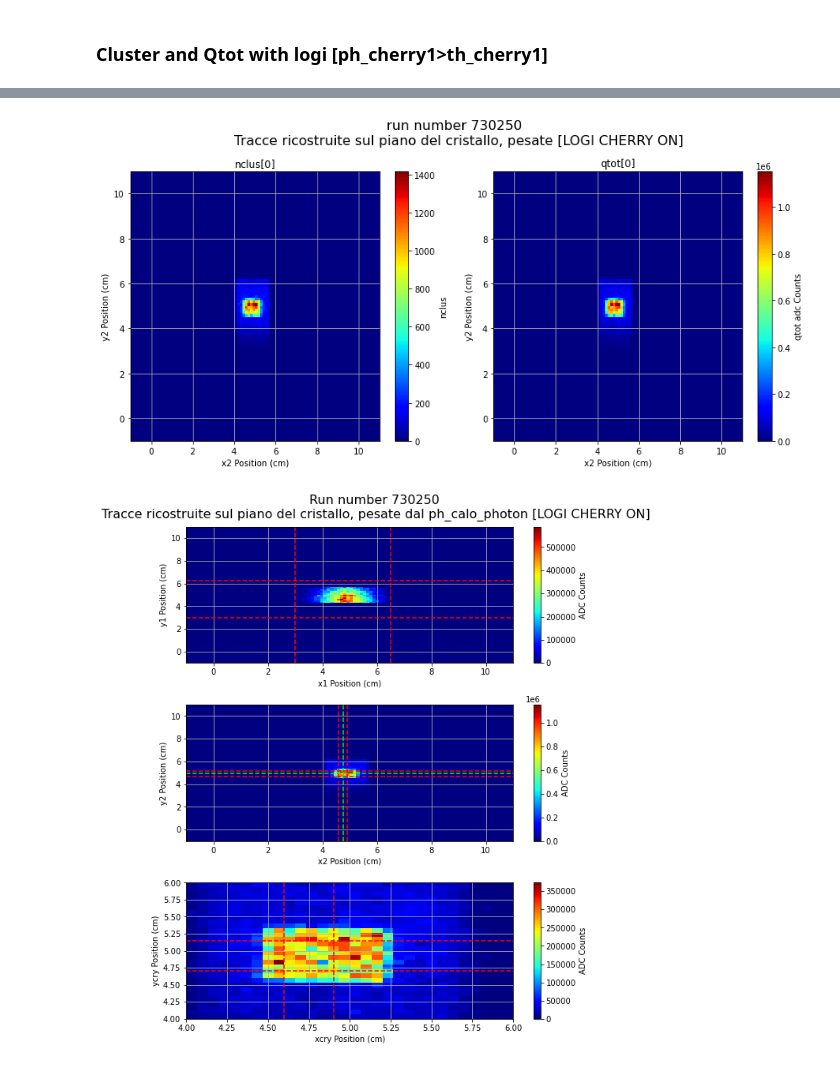
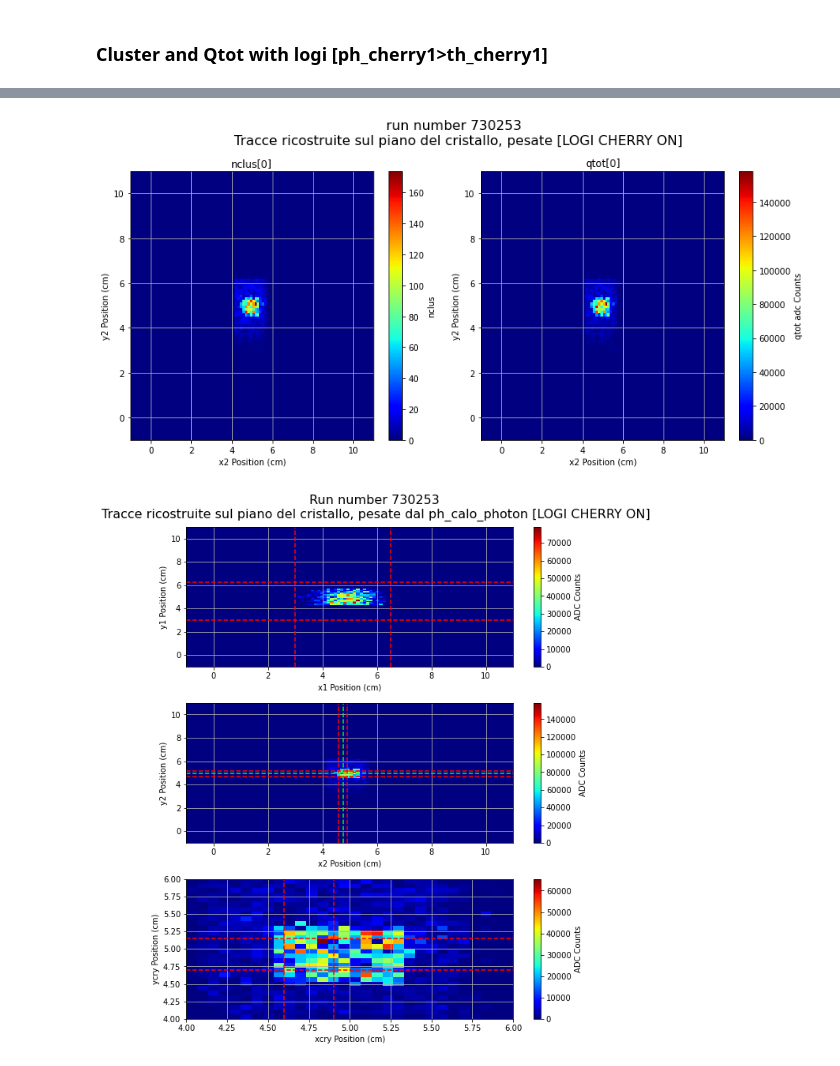
Before and after one commit to Ncanale/eplusBOOST_2025_T9, a Jupyter notebook: OM/check_signal_epBOOST.ipynb, the cells around one changed output, grey strips where cells are left out. Cells and saved outputs as stored; diff of their text form; code cells hidden in the pictures.

```diff
--- a/OM/check_signal_epBOOST.ipynb
+++ b/OM/check_signal_epBOOST.ipynb
@@ -118,7 +118,7 @@ ph_cherry1 = ph[:,0]
 theta_crit = 100000000000
 if run_number in [730224,730245,730247]: ## add 6GeV runs
     theta_crit = np.sqrt((2*887/(6*1e9))) ##rad
-if run_number in [730250]: ## add 2.866GeV runs
+if run_number in [730250,730251,730253]: ## add 2.866GeV runs
     theta_crit = np.sqrt((2*887/(2.86*1e9))) ##rad
 
 CutTheta = True
@@ -355,7 +355,7 @@ plt.colorbar(hh_qtot[3], ax=ax[1], label='qtot adc Counts')
 plt.tight_layout()
 plt.show()
 # %% [output]
-[figure, old version]
+[figure, new version]
 # %%
 # Definizione tagli per ogni run
 cuts = {}
@@ -364,7 +364,8 @@ if run_number in [730245, 730224, 730247]:
         730245: {'x_cry_cut': [4.7, 5.2], 'y_cry_cut': [4.65, 5.15]},
         730224: {'x_cry_cut': [4.7, 5.2], 'y_cry_cut': [4.65, 5.15]},
         730247: {'x_cry_cut': [4.6, 5.1], 'y_cry_cut': [4.7, 5.2]},
-        730250: {'x_cry_cut': [4.6, 5.1], 'y_cry_cut': [4.7, 5.2]}
+        730250: {'x_cry_cut': [4.6, 5.1], 'y_cry_cut': [4.7, 5.2]},
+        730253: {'x_cry_cut': [4.7, 5.2], 'y_cry_cut': [4.65, 5.15]}
     }
 else:
     cuts[run_number] = {'x_cry_cut': [4.6, 4.9], 'y_cry_cut': [4.7, 5.15]}
@@ -394,34 +395,34 @@ plt.colorbar(hh_x[3], ax=ax[0], label='ADC Counts')
 hh_x = ax[1].hist2d(x2[(ph_cherry1 > th_cherry1) & (((theta_x_in)**2 + (theta_y_in)**2)<theta_cut)], y2[(ph_cherry1 > th_cherry1) & (((theta_x_in)**2 + (theta_y_in)**2)<theta_cut)],
                     range=((-1, 11), (-1, 11)),
                     weights=qtot[:, 0][(ph_cherry1 > th_cherry1) & (((theta_x_in)**2 + (theta_y_in)**2)<theta_cut)], **opts_2d)
 ax[1].set_xlabel('x2 Position (cm)')
 ax[1].set_ylabel('y2 Position (cm)')
 ax[1].grid()
 ax[1].axvline(x=x_cry_cut[0], color='red', linestyle='--')
 ax[1].axvline(x=(x_cry_cut[0] + x_cry_cut[1]) / 2, color='lime', linestyle='--')
 ax[1].axvline(x=x_cry_cut[1], color='red', linestyle='--')
 ax[1].axhline(y=y_cry_cut[0], color='red', linestyle='--')
 ax[1].axhline(y=(y_cry_cut[0] + y_cry_cut[1]) / 2, color='lime', linestyle='--')
 ax[1].axhline(y=y_cry_cut[1], color='red', linestyle='--')
 plt.colorbar(hh_x[3], ax=ax[1], label='ADC Counts')
 
 # Cristallo
 hh_x = ax[2].hist2d(xcry[(ph_cherry1 > th_cherry1) & (((theta_x_in)**2 + (theta_y_in)**2)<theta_cut)], ycry[(ph_cherry1 > th_cherry1) & (((theta_x_in)**2 + (theta_y_in)**2)<theta_cut)],
                     range=((4, 6), (4, 6)), weights=qtot[:, 0][(ph_cherry1 > th_cherry1) & (((theta_x_in)**2 + (theta_y_in)**2)<theta_cut)],
                     cmap=mycmap, bins=30)
 ax[2].set_xlabel('xcry Position (cm)')
 ax[2].set_ylabel('ycry Position (cm)')
 ax[2].grid()
 ax[2].axvline(x=x_cry_cut[0], color='red', linestyle='--')
 ax[2].axvline(x=x_cry_cut[1], color='red', linestyle='--')
 ax[2].axhline(y=y_cry_cut[0], color='red', linestyle='--')
 ax[2].axhline(y=y_cry_cut[1], color='red', linestyle='--')
 plt.colorbar(hh_x[3], ax=ax[2], label='ADC Counts')
 
 plt.tight_layout()
 plt.show()
 # %% [output]
-[figure, old version]
+[figure, new version]
 # %%
 if run_number >730198:
     fig, ax = plt.subplots(2,2, figsize = (6,6))
```
Also changed, not shown: parts of 11 cells of this notebook, 3 other files.
